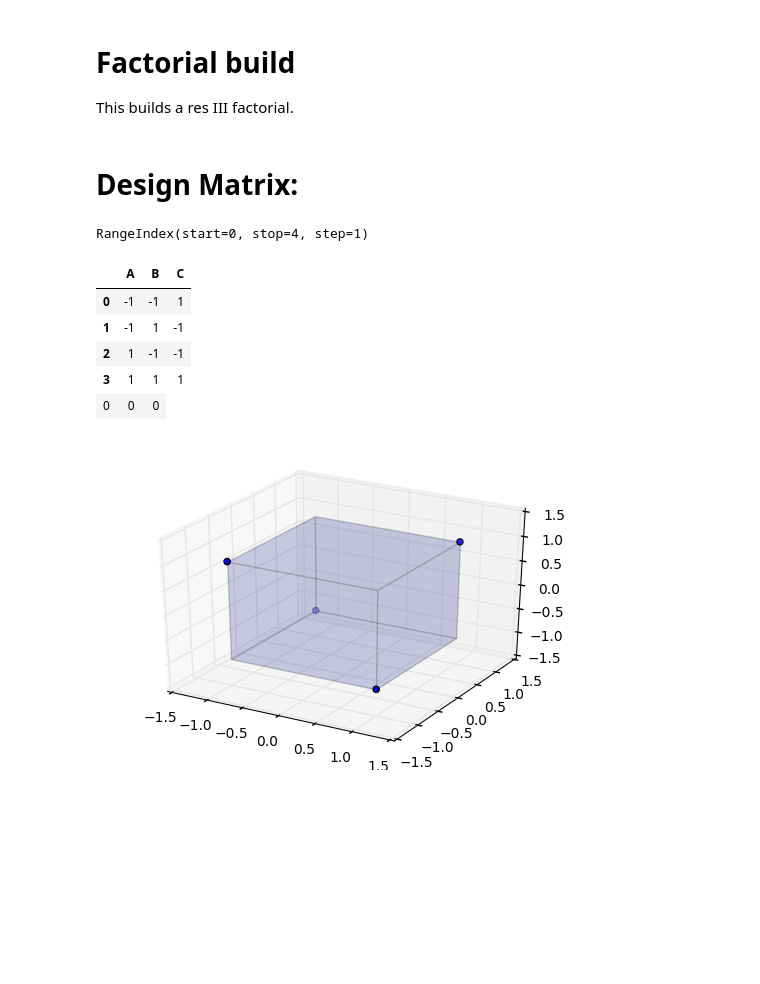
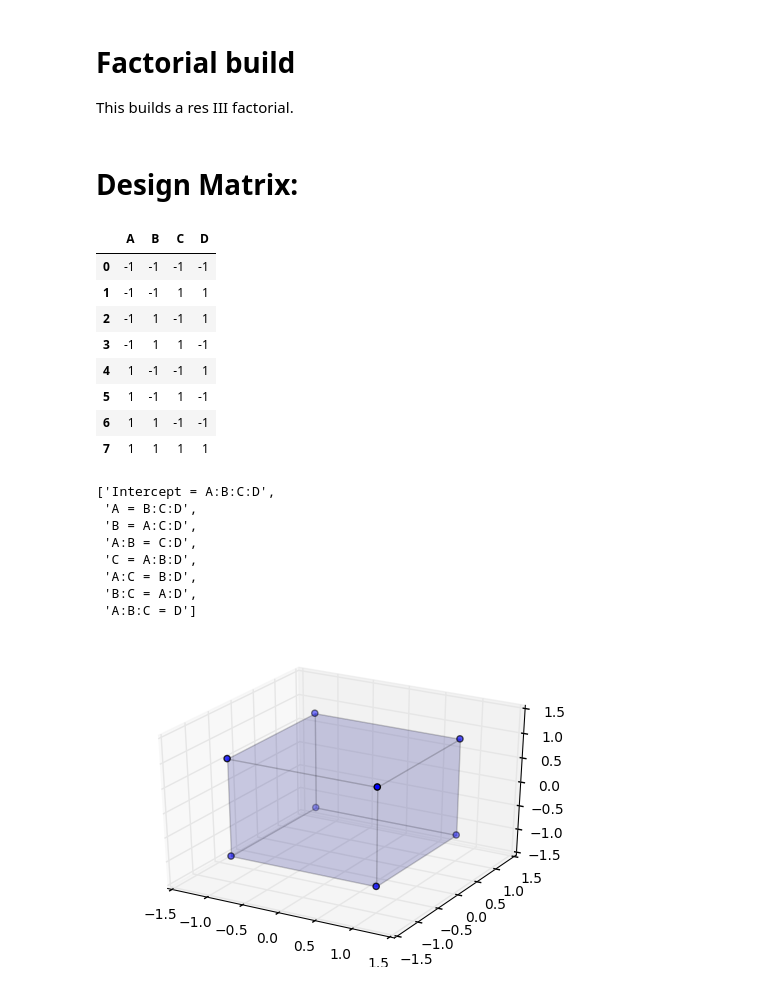
Before and after one commit to hpanderson/dexpy-pymntos, a Jupyter notebook: dexpy-demo.ipynb, the cells around one changed output. Saved outputs shown, nothing was run; the diff lists cells and outputs as text; code cells hidden in the pictures; blank space fills up the shorter version.

```diff
--- a/dexpy-demo.ipynb
+++ b/dexpy-demo.ipynb
@@ -5,19 +5,32 @@ This builds a res III factorial.
 # %%
 import dexpy.factorial
 from IPython.display import display, Markdown
 from prettypandas import PrettyPandas
-design = dexpy.factorial.build_factorial(3, 4)
+design = dexpy.factorial.build_factorial(4, 8)
 display(Markdown("# Design Matrix:"))
 display(PrettyPandas(design))
+
+from dexpy.alias import alias_list
+alias_list("(A*B*C*D)**2", design)[0]
 # %% [output]
 # Design Matrix:
+|  | A | B | C | D |
+| 0 | -1 | -1 | -1 | -1 |
+| 1 | -1 | -1 | 1 | 1 |
+| 2 | -1 | 1 | -1 | 1 |
+| 3 | -1 | 1 | 1 | -1 |
+| 4 | 1 | -1 | -1 | 1 |
+| 5 | 1 | -1 | 1 | -1 |
+| 6 | 1 | 1 | -1 | -1 |
+| 7 | 1 | 1 | 1 | 1 |
-RangeIndex(start=0, stop=4, step=1)
+['Intercept = A:B:C:D',
+ 'A = B:C:D',
+ 'B = A:C:D',
+ 'A:B = C:D',
+ 'C = A:B:D',
+ 'A:C = B:D',
+ 'B:C = A:D',
+ 'A:B:C = D']
-|  | A | B | C |
-| 0 | -1 | -1 | 1 |
-| 1 | -1 | 1 | -1 |
-| 2 | 1 | -1 | -1 |
-| 3 | 1 | 1 | 1 |
-| 0 | 0 | 0 |
 # %%
 import numpy as np
 from mpl_toolkits.mplot3d import Axes3D
@@ -36,4 +49,4 @@ ax.plot_surface(-1, X, Y, alpha=cube_alpha)
 ax.scatter3D(points[:, 0], points[:, 1], points[:, 2])
 plt.show()
 # %% [output]
-[figure, old version]
+[figure, new version]
```
Also changed, not shown: 1 other file.
